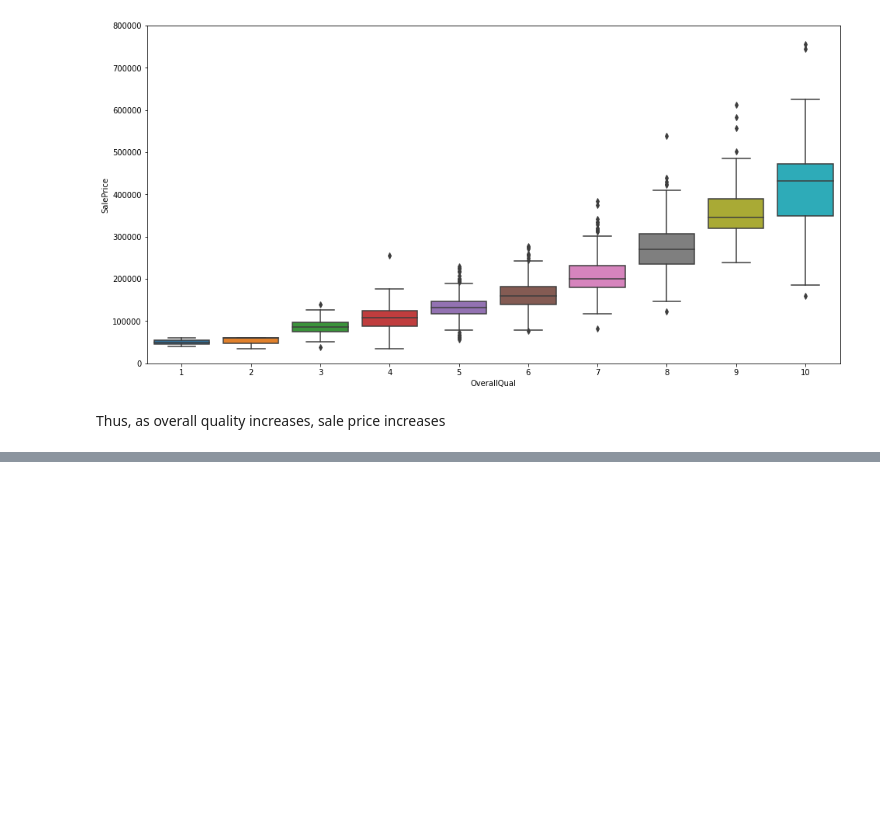
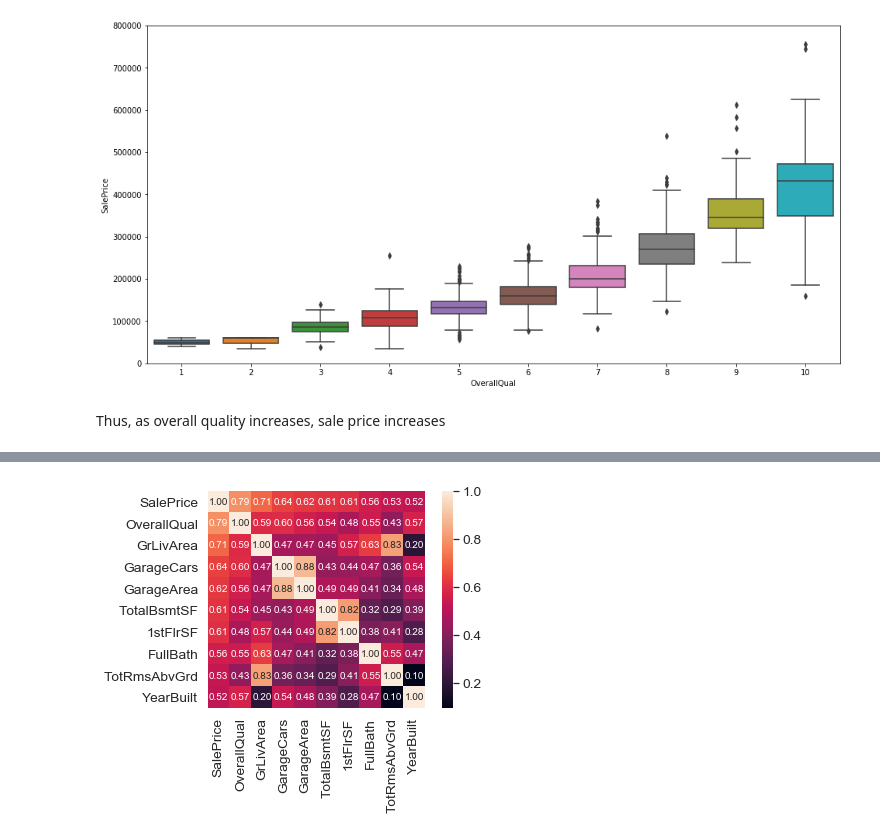
Before and after one commit to mPande92/Data-Exploration-in-python, a Jupyter notebook: Data Exploration using Python.ipynb, the cells around one changed output, grey strips where cells are left out. Cells and saved outputs as stored; diff of their text form; code cells hidden in the pictures; blank space fills up the shorter version.

```diff
--- a/Data Exploration using Python.ipynb
+++ b/Data Exploration using Python.ipynb
@@ -126,0 +197,7 @@ Thus, as overall quality increases, sale price increases
+# %%
+var = 10
+cols = corrData.nlargest(var, 'SalePrice')['SalePrice'].index
+corrM = np.corrcoef(train[cols].values.T)
+hm = sb.heatmap(corrM, annot = True, cbar = True, square = True, fmt='.2f', annot_kws = {'size': 10}, yticklabels = cols.values, xticklabels = cols.values)
+# %% [output]
+[figure, added]
```
Also changed, not shown: parts of 9 cells of this notebook.
